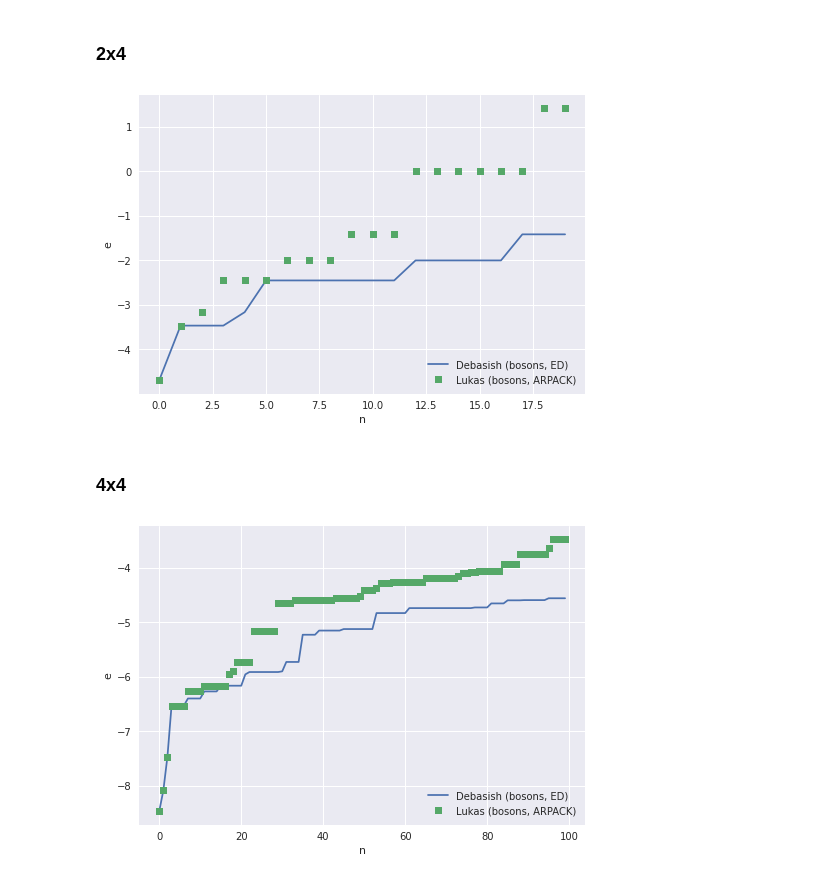
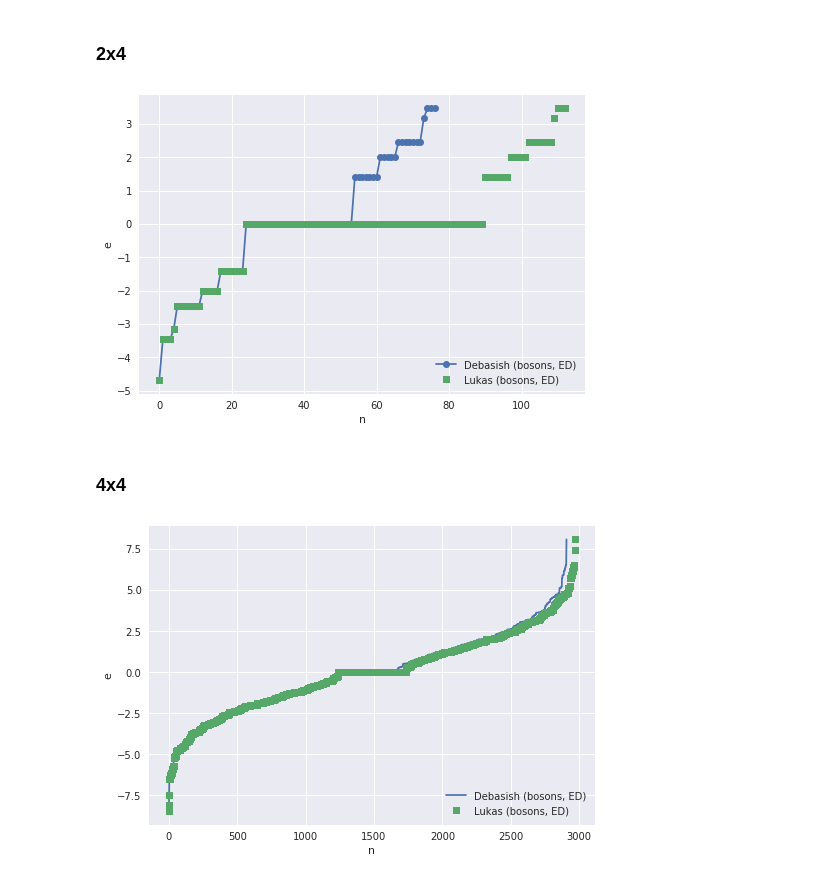
Before and after one commit to cygnus2/FQLMs, a Jupyter notebook: python_gauss_lattice/data_checks/compare_results.ipynb, the cells around one changed output. Saved outputs shown, nothing was run; the diff lists cells and outputs as text; code cells hidden in the pictures.

Commit message:
Bosons match Debasish's results - fermions yet to be implemented.

```diff
--- a/python_gauss_lattice/data_checks/compare_results.ipynb
+++ b/python_gauss_lattice/data_checks/compare_results.ipynb
@@ -8,21 +8,18 @@ import matplotlib.pyplot as plt
 ## 3D results.
 # %%
 db_bose = pd.read_csv('../../ED_3d/boseLinks/evals.dat', names=['n', 'energy'], sep='\s+')
-db_fermi = pd.read_csv('../../ED_3d/fermiLinks/evals.dat', names=['n', 'energy'], sep='\s+')
-lr_full = pd.read_csv('../output/FULL_spectrum_winding_states_2x2x2.dat', sep=',', names=['e_real', 'e_imag'])
+# db_fermi = pd.read_csv('../../ED_3d/fermiLinks/evals.dat', names=['n', 'energy'], sep='\s+')
 lr_sparse = pd.read_csv('../output/spectrum_winding_states_2x2x2.dat', sep=',', names=['e_real', 'e_imag'])
 
 with plt.style.context('seaborn'):
     fig, ax = plt.subplots()
 
-    cutoff = 20
+    cutoff = 50
 
     # Debasish ED.
     ax.plot(db_bose['energy'][:cutoff], label='Debasish (bosons, ED)')
-    ax.plot(db_fermi['energy'][:cutoff], label='Debasish (fermions, ED)')
 
     # Lukas Lanczos.
-    ax.plot(lr_full['e_real'][:cutoff], label='Lukas (bosons, ED)')
     ax.plot(lr_sparse['e_real'][:cutoff], label='Lukas (bosons, ARPACK)', marker='o', ls='')
 
 
@@ -36,14 +33,14 @@ with plt.style.context('seaborn'):
 # %% [markdown]
 ### 2x2
 # %%
-db_bose = pd.read_csv('../CODES1F/lam0.0/Oflip_2x2.dat', names=['energy', '---'], sep='\s+')
-lr_bose = pd.read_csv('output/spectrum_winding_states_2x2.dat', sep=',', names=['e_real', 'e_imag'])
+db_bose = pd.read_csv('../../CODES1F/lam0.0/Oflip_2x2.dat', names=['energy', '---'], sep='\s+')
+lr_bose = pd.read_csv('../output/spectrum_winding_states_2x2.dat', sep=',', names=['e_real', 'e_imag'])
 
 
 with plt.style.context('seaborn'):
     fig, ax = plt.subplots()
 
-    cutoff = 20
+    cutoff = 100
 
     # Debasish ED.
     ax.plot(db_bose['energy'][:cutoff], label='Debasish (bosons, ED)')
@@ -60,47 +57,47 @@ with plt.style.context('seaborn'):
 # %% [markdown]
 ### 2x4
 # %%
-db_bose = pd.read_csv('../CODES1F/lam0.0/Oflip_4x2.dat', names=['energy', '---'], sep='\s+')
-lr_bose = pd.read_csv('output/spectrum_winding_states_2x4.dat', sep=',', names=['e_real', 'e_imag'])
+db_bose = pd.read_csv('../../CODES1F/lam0.0/Oflip_4x2.dat', names=['energy', '---'], sep='\s+')
+lr_bose_full = pd.read_csv('../output/FULL_spectrum_winding_states_2x4.dat', sep=',', names=['e_real', 'e_imag'])
 
 
 with plt.style.context('seaborn'):
     fig, ax = plt.subplots()
 
-    cutoff = 20
+    cutoff = -1
 
     # Debasish ED.
-    ax.plot(db_bose['energy'][:cutoff], label='Debasish (bosons, ED)')
+    ax.plot(db_bose['energy'][:cutoff], label='Debasish (bosons, ED)', marker='o')
 
     # Lukas Lanczos.
-    ax.plot(lr_bose['e_real'][:cutoff], label='Lukas (bosons, ARPACK)', marker='s', ls='')
+    ax.plot(lr_bose_full['e_real'][:cutoff], label='Lukas (bosons, ED)', marker='s', ls='')
 
 
     ax.set_xlabel('n')
     ax.set_ylabel('e')
     ax.legend(loc='lower right')
 # %% [output]
-[figure, old version]
+[figure, new version]
 # %% [markdown]
 ### 4x4
 # %%
-db_bose = pd.read_csv('../CODES1F/lam0.0/Oflip_4x4.dat', names=['energy', '---'], sep='\s+')
-lr_bose = pd.read_csv('output/spectrum_winding_states_4x4.dat', sep=',', names=['e_real', 'e_imag'])
+db_bose = pd.read_csv('../../CODES1F/lam0.0/Oflip_4x4.dat', names=['energy', '---'], sep='\s+')
+lr_bose_full = pd.read_csv('../output/FULL_spectrum_winding_states_4x4.dat', sep=',', names=['e_real', 'e_imag'])
 
 
 with plt.style.context('seaborn'):
     fig, ax = plt.subplots()
 
-    cutoff = 100
+    cutoff = -1
 
     # Debasish ED.
     ax.plot(db_bose['energy'][:cutoff], label='Debasish (bosons, ED)')
 
     # Lukas Lanczos.
-    ax.plot(lr_bose['e_real'][:cutoff], label='Lukas (bosons, ARPACK)', marker='s', ls='')
+    ax.plot(lr_bose_full['e_real'][:cutoff], label='Lukas (bosons, ED)', marker='s', ls='')
 
     ax.set_xlabel('n')
     ax.set_ylabel('e')
     ax.legend(loc='lower right')
 # %% [output]
-[figure, old version]
+[figure, new version]
```
Also changed, not shown: parts of 1 cell of this notebook, 3 other files.
